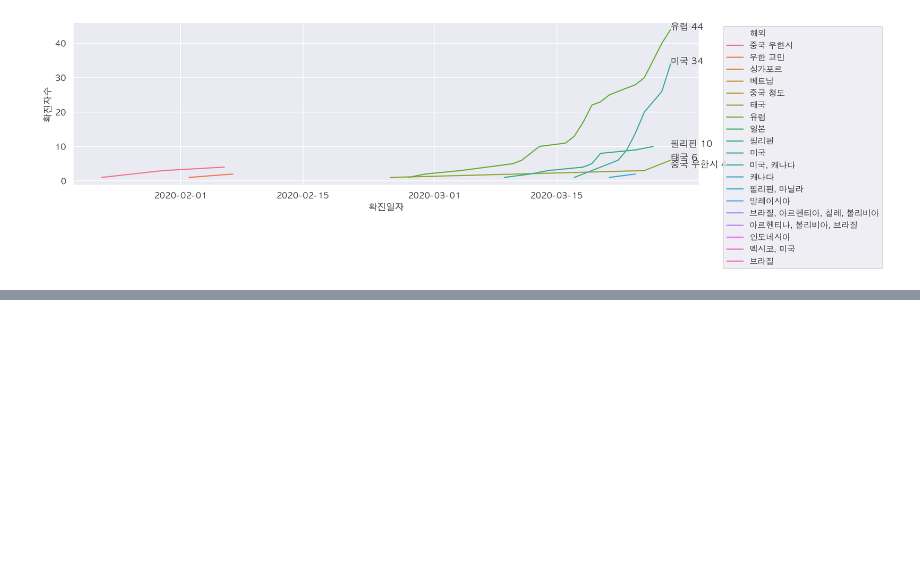
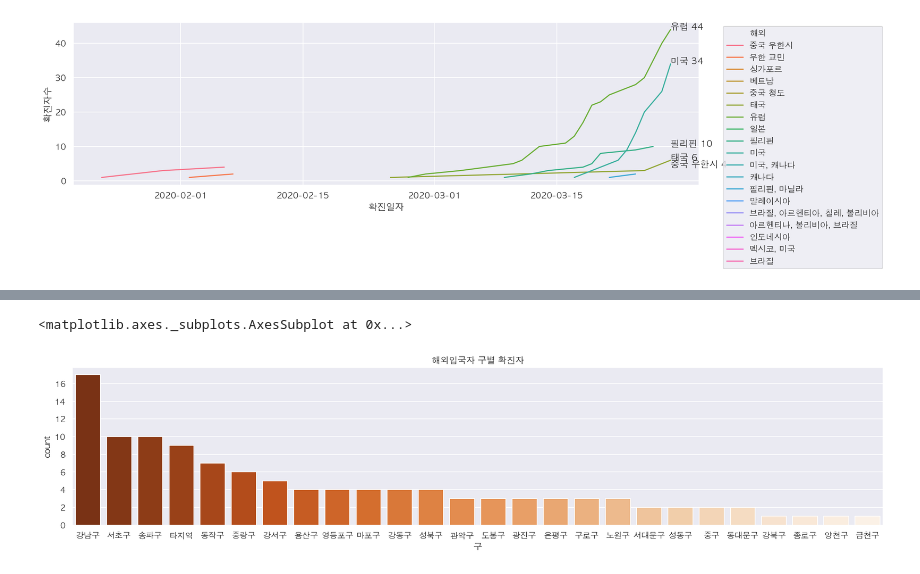
Before and after one commit to corazzon/COVID-19-eda, a Jupyter notebook: 06-seoul-covid-19-eda.ipynb, the cells around one changed output, grey strips where cells are left out. Saved outputs shown, nothing was run; the diff lists cells and outputs as text; code cells hidden in the pictures; blank space fills up the shorter version.

```diff
--- a/06-seoul-covid-19-eda.ipynb
+++ b/06-seoul-covid-19-eda.ipynb
@@ -760,0 +758,7 @@ Name: 구, dtype: int64
+# %%
+plt.figure(figsize=(20, 4))
+plt.title("해외입국자 구별 확진자")
+sns.countplot(data=df_oversea, x="구", order=oversea_count.index, palette="Oranges_r")
+# %% [output]
+<matplotlib.axes._subplots.AxesSubplot at 0x...>
+[figure, added]
```
Also changed, not shown: parts of 29 cells of this notebook.
